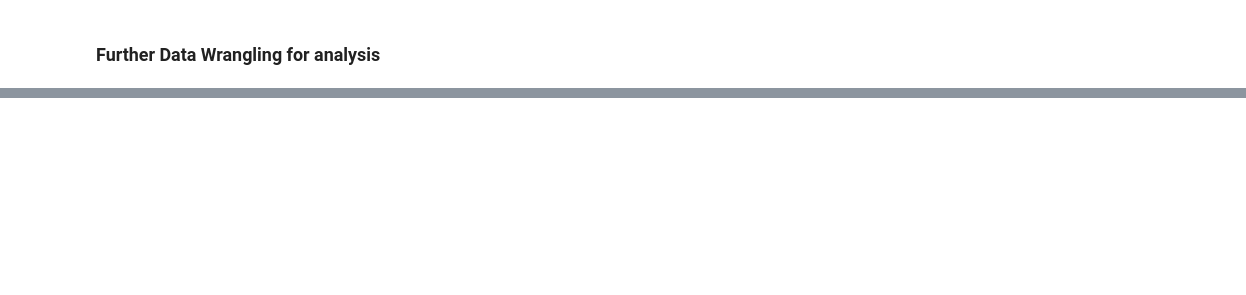
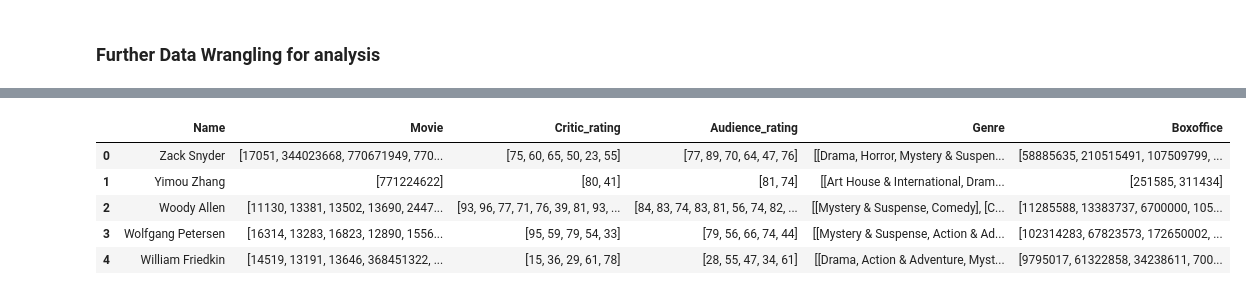
Before and after one commit to lantian2012/DataScience, a Jupyter notebook: Progress-PH.ipynb, the cells around one changed output, grey strips where cells are left out. Drawn from its saved outputs; the diff is of its cells as text; code cells hidden in the pictures; blank space fills up the shorter version.

```diff
--- a/Progress-PH.ipynb
+++ b/Progress-PH.ipynb
@@ -1376,0 +1507,9 @@ CriticRaw.to_pickle('CriticRaw.pkl')
+# %%
+DirectorTable.head()
+# %% [output]
+|  | Name | Movie | Critic_rating | Audience_rating | Genre | Boxoffice |
+| 0 | Zack Snyder | [17051, 344023668, 770671949, 770... | [75, 60, 65, 50, 23, 55] | [77, 89, 70, 64, 47, 76] | [[Drama, Horror, Mystery & Suspen... | [58885635, 210515491, 107509799, ... |
+| 1 | Yimou Zhang | [771224622] | [80, 41] | [81, 74] | [[Art House & International, Dram... | [251585, 311434] |
+| 2 | Woody Allen | [11130, 13381, 13502, 13690, 2447... | [93, 96, 77, 71, 76, 39, 81, 93, ... | [84, 83, 74, 83, 81, 56, 74, 82, ... | [[Mystery & Suspense, Comedy], [C... | [11285588, 13383737, 6700000, 105... |
+| 3 | Wolfgang Petersen | [16314, 13283, 16823, 12890, 1556... | [95, 59, 79, 54, 33] | [79, 56, 66, 74, 44] | [[Mystery & Suspense, Action & Ad... | [102314283, 67823573, 172650002, ... |
+| 4 | William Friedkin | [14519, 13191, 13646, 368451322, ... | [15, 36, 29, 61, 78] | [28, 55, 47, 34, 61] | [[Drama, Action & Adventure, Myst... | [9795017, 61322858, 34238611, 700... |
```
Also changed, not shown: parts of 18 cells of this notebook, 4 other files.
